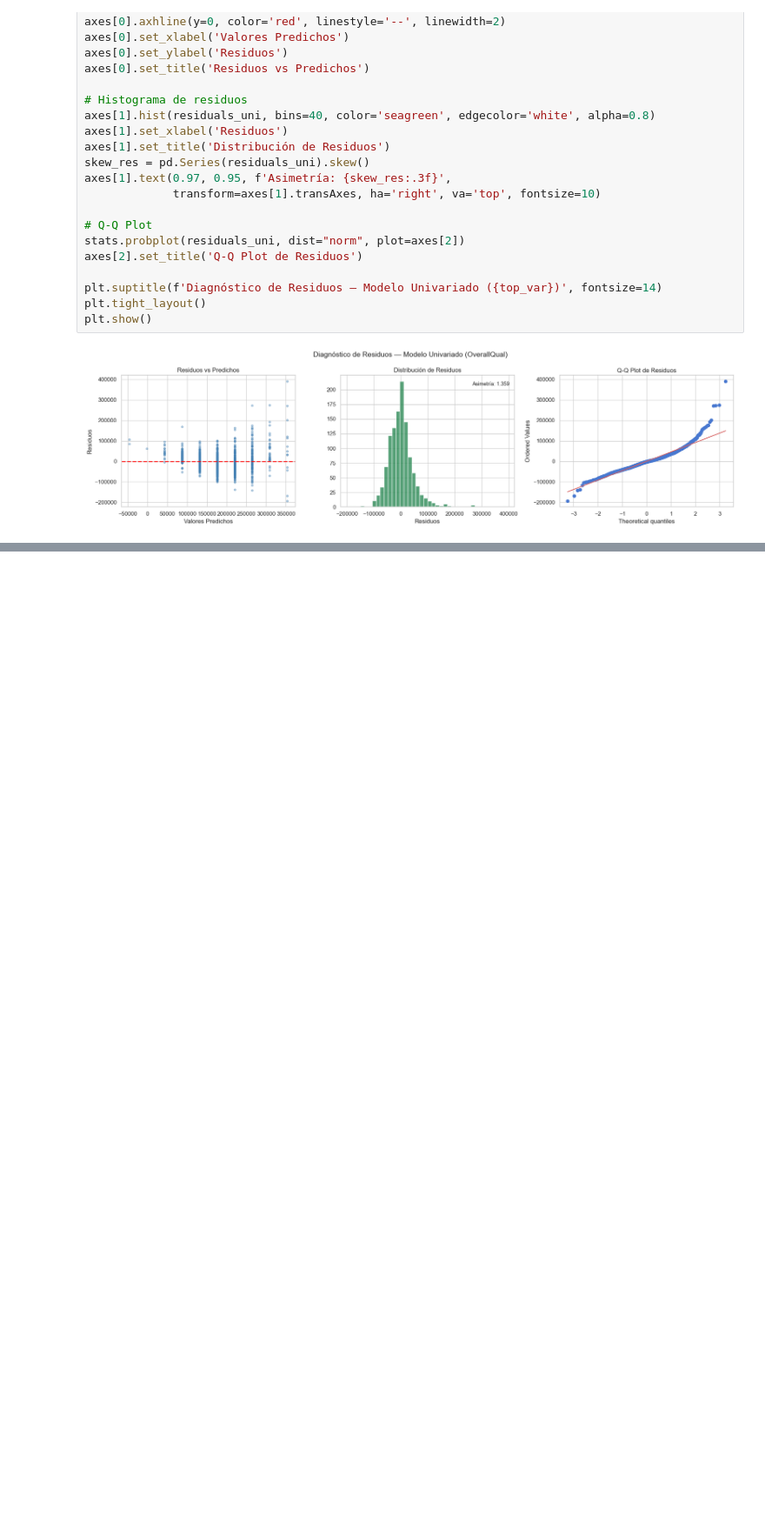
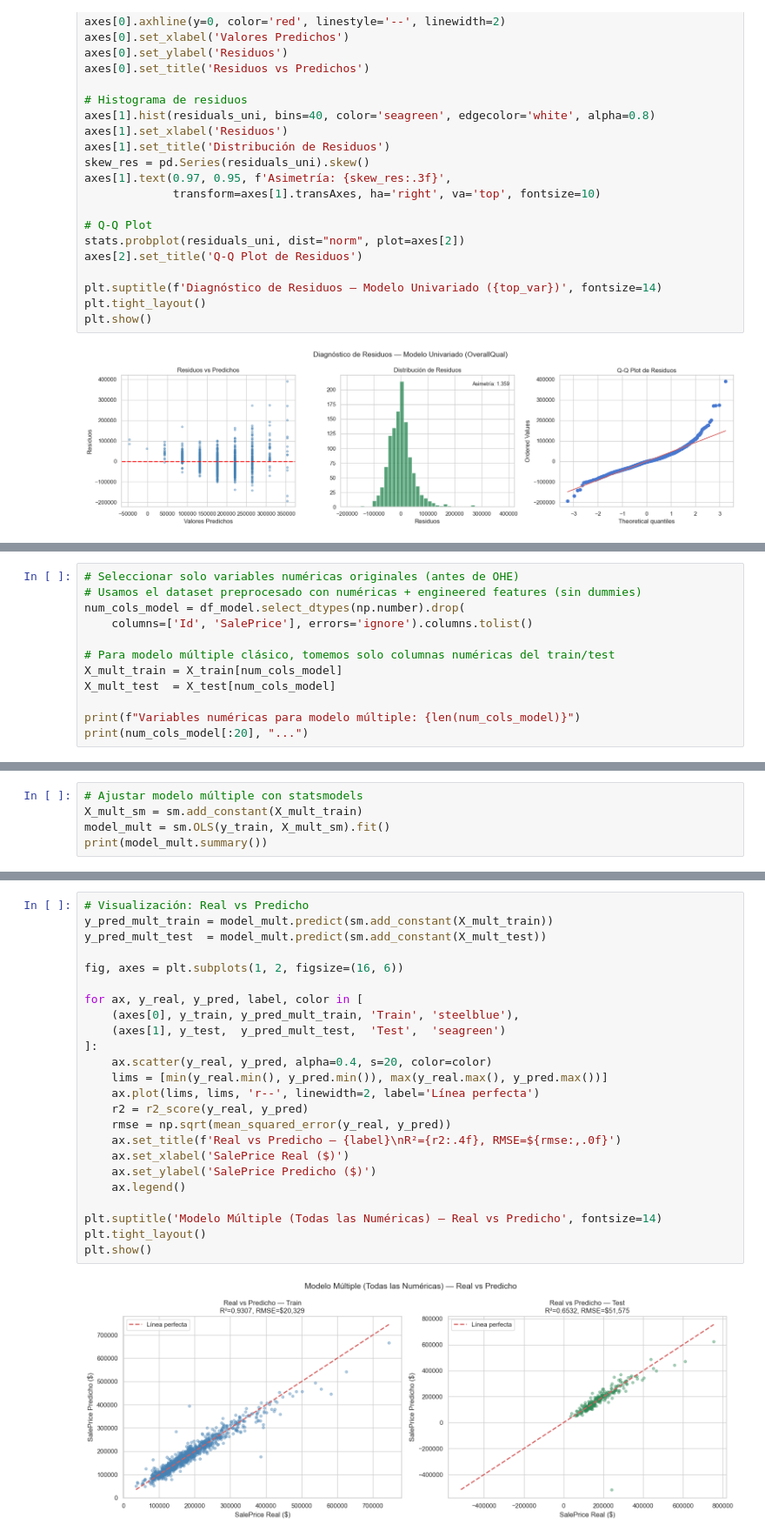
Before and after one commit to DijanU/lab3MRL, a Jupyter notebook: avances.ipynb, the cells around one changed output, grey strips where cells are left out. Shown at 87% size. Cells and saved outputs as stored; diff of their text form; blank space fills up the shorter version.

Commit message:
Modelo de Regresión Lineal Múltiple, Modelo con Todas las Variables Numéricas

```diff
--- a/avances.ipynb
+++ b/avances.ipynb
@@ -838,0 +849,12 @@ plt.show()
+# %%
+# Seleccionar solo variables numéricas originales (antes de OHE)
+# Usamos el dataset preprocesado con numéricas + engineered features (sin dummies)
+num_cols_model = df_model.select_dtypes(np.number).drop(
+    columns=['Id', 'SalePrice'], errors='ignore').columns.tolist()
+
+# Para modelo múltiple clásico, tomemos solo columnas numéricas del train/test
+X_mult_train = X_train[num_cols_model]
+X_mult_test  = X_test[num_cols_model]
+
+print(f"Variables numéricas para modelo múltiple: {len(num_cols_model)}")
+print(num_cols_model[:20], "...")
@@ -838,0 +864,5 @@ plt.show()
+# %%
+# Ajustar modelo múltiple con statsmodels
+X_mult_sm = sm.add_constant(X_mult_train)
+model_mult = sm.OLS(y_train, X_mult_sm).fit()
+print(model_mult.summary())
@@ -838,0 +887,26 @@ plt.show()
+# %%
+# Visualización: Real vs Predicho
+y_pred_mult_train = model_mult.predict(sm.add_constant(X_mult_train))
+y_pred_mult_test  = model_mult.predict(sm.add_constant(X_mult_test))
+
+fig, axes = plt.subplots(1, 2, figsize=(16, 6))
+
+for ax, y_real, y_pred, label, color in [
+    (axes[0], y_train, y_pred_mult_train, 'Train', 'steelblue'),
+    (axes[1], y_test,  y_pred_mult_test,  'Test',  'seagreen')
+]:
+    ax.scatter(y_real, y_pred, alpha=0.4, s=20, color=color)
+    lims = [min(y_real.min(), y_pred.min()), max(y_real.max(), y_pred.max())]
+    ax.plot(lims, lims, 'r--', linewidth=2, label='Línea perfecta')
+    r2 = r2_score(y_real, y_pred)
+    rmse = np.sqrt(mean_squared_error(y_real, y_pred))
+    ax.set_title(f'Real vs Predicho — {label}\nR²={r2:.4f}, RMSE=${rmse:,.0f}')
+    ax.set_xlabel('SalePrice Real ($)')
+    ax.set_ylabel('SalePrice Predicho ($)')
+    ax.legend()
+
+plt.suptitle('Modelo Múltiple (Todas las Numéricas) — Real vs Predicho', fontsize=14)
+plt.tight_layout()
+plt.show()
+# %% [output]
+[figure, added]
```
Also changed, not shown: parts of 8 cells of this notebook, 1 other file.
